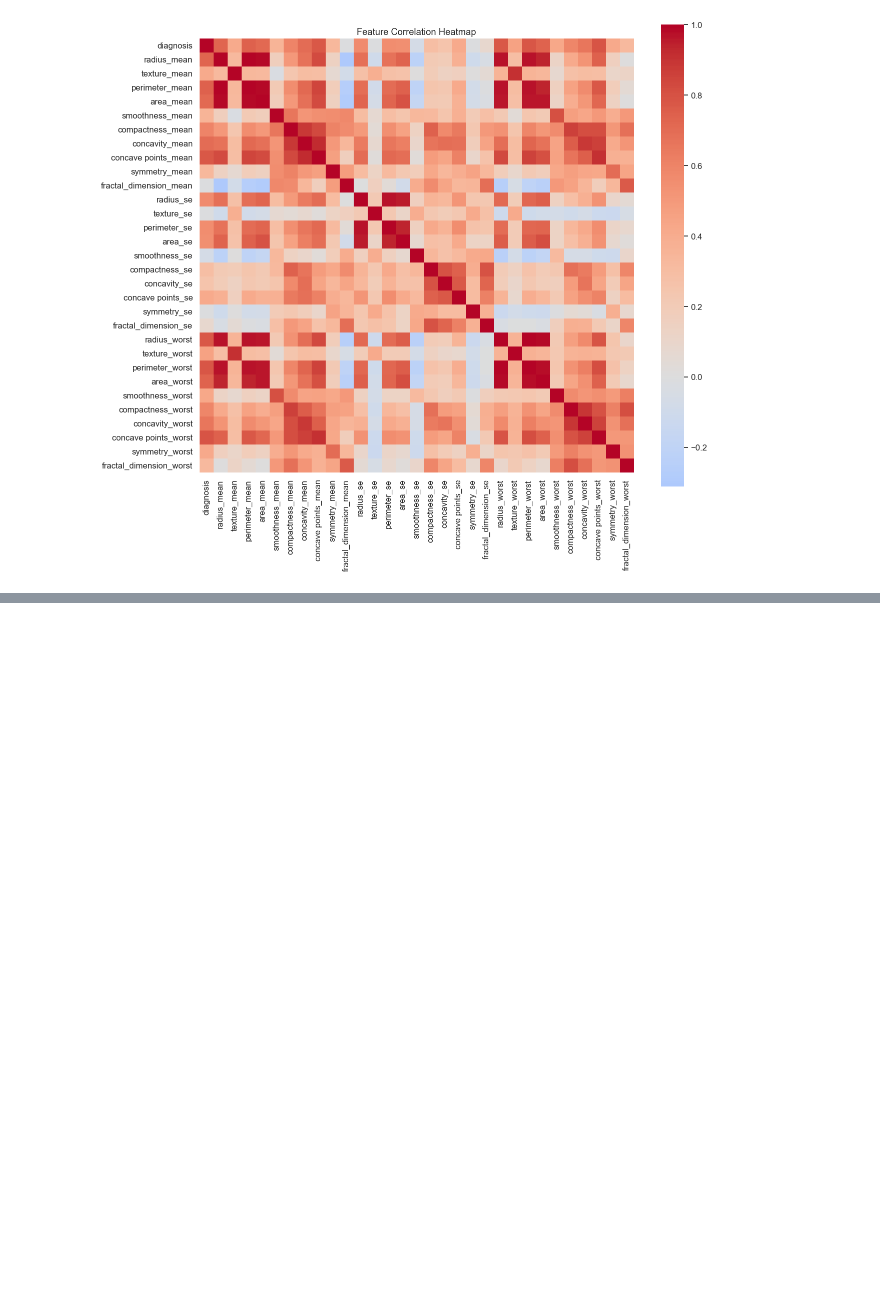
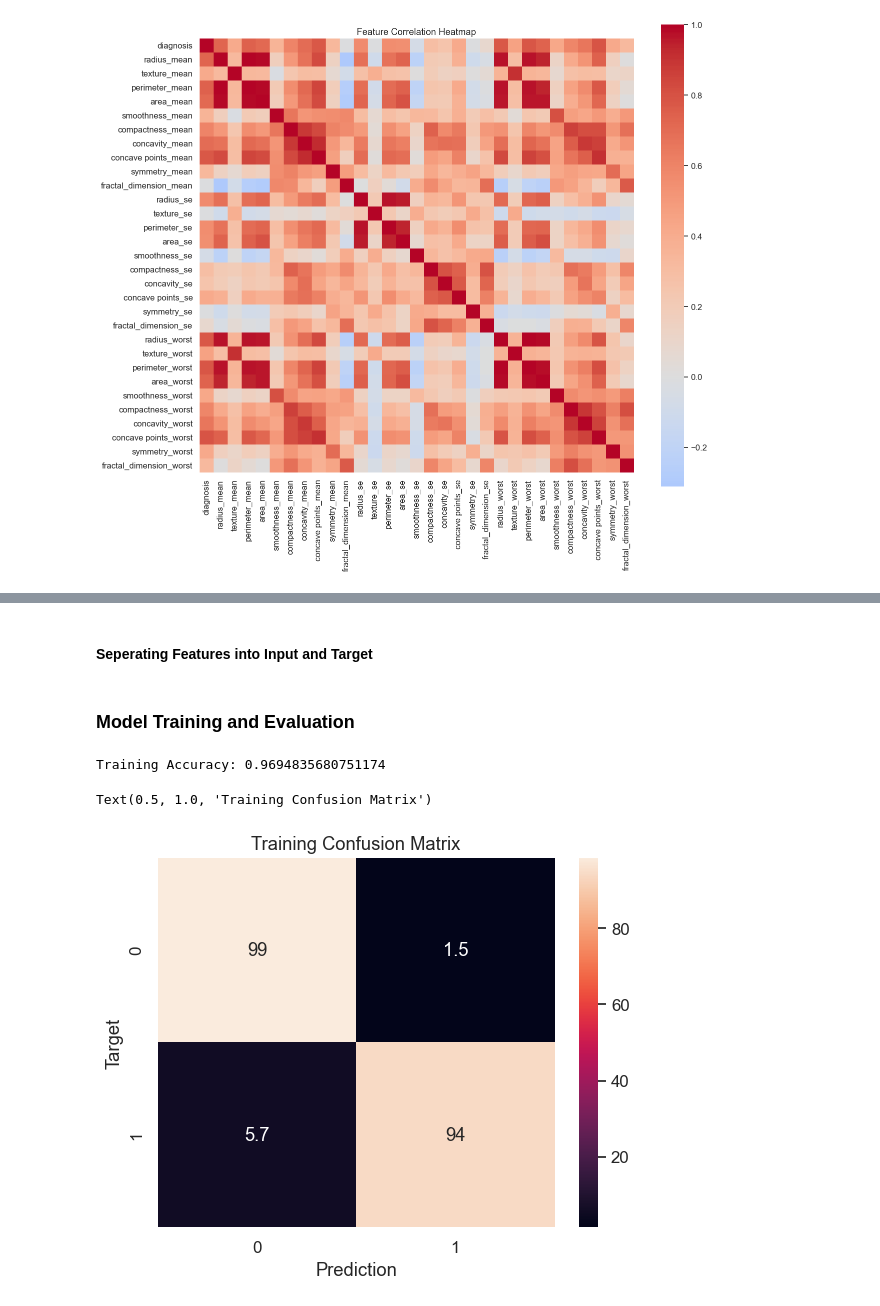
Before and after one commit to OjPreshuz/breast-cancer-logreg, a Jupyter notebook: notebooks/data_exploration.ipynb, the cells around one changed output, grey strips where cells are left out. Drawn from its saved outputs; the diff is of its cells as text; code cells hidden in the pictures; blank space fills up the shorter version.

Commit message:
Logistic Regression model training and evaluation completed

```diff
--- a/notebooks/data_exploration.ipynb
+++ b/notebooks/data_exploration.ipynb
@@ -176,0 +313,3 @@ Text(0.5, 1.0, 'Feature Correlation Heatmap')
+# %%
+X_df['diagnosis'] = df['diagnosis'].values
+X_df
@@ -176,0 +336,2 @@ Text(0.5, 1.0, 'Feature Correlation Heatmap')
+# %%
+train_df, val_df = train_test_split(X_df, test_size = 0.25, random_state = 42)
@@ -176,0 +367,14 @@ Text(0.5, 1.0, 'Feature Correlation Heatmap')
+# %% [markdown]
+#### Seperating Features into Input and Target
+# %%
+# Separate features and labels
+X_train = train_df.drop(columns=['diagnosis'])
+y_train = train_df['diagnosis']
+
+X_val = val_df.drop(columns=['diagnosis'])
+y_val = val_df['diagnosis']
+
+X_test = test_df.drop(columns=['diagnosis'])
+y_test = test_df['diagnosis']
+# %% [markdown]
+### Model Training and Evaluation
@@ -176,0 +384,19 @@ Text(0.5, 1.0, 'Feature Correlation Heatmap')
+# %%
+# Training Accuracy
+model = LogisticRegression(solver = 'liblinear')
+model.fit(X_train, y_train)
+train_preds = model.predict(X_train)
+
+print('Training Accuracy:', accuracy_score(y_train, train_preds))
+# %% [output]
+Training Accuracy: 0.9694835680751174
+# %%
+cf_train = confusion_matrix(y_train, train_preds, normalize = 'true') * 100
+plt.figure()
+sns.heatmap(cf_train, annot = True)
+plt.xlabel('Prediction')
+plt.ylabel('Target')
+plt.title('Training Confusion Matrix')
+# %% [output]
+Text(0.5, 1.0, 'Training Confusion Matrix')
+[figure, added]
```
Also changed, not shown: parts of 38 cells of this notebook.
